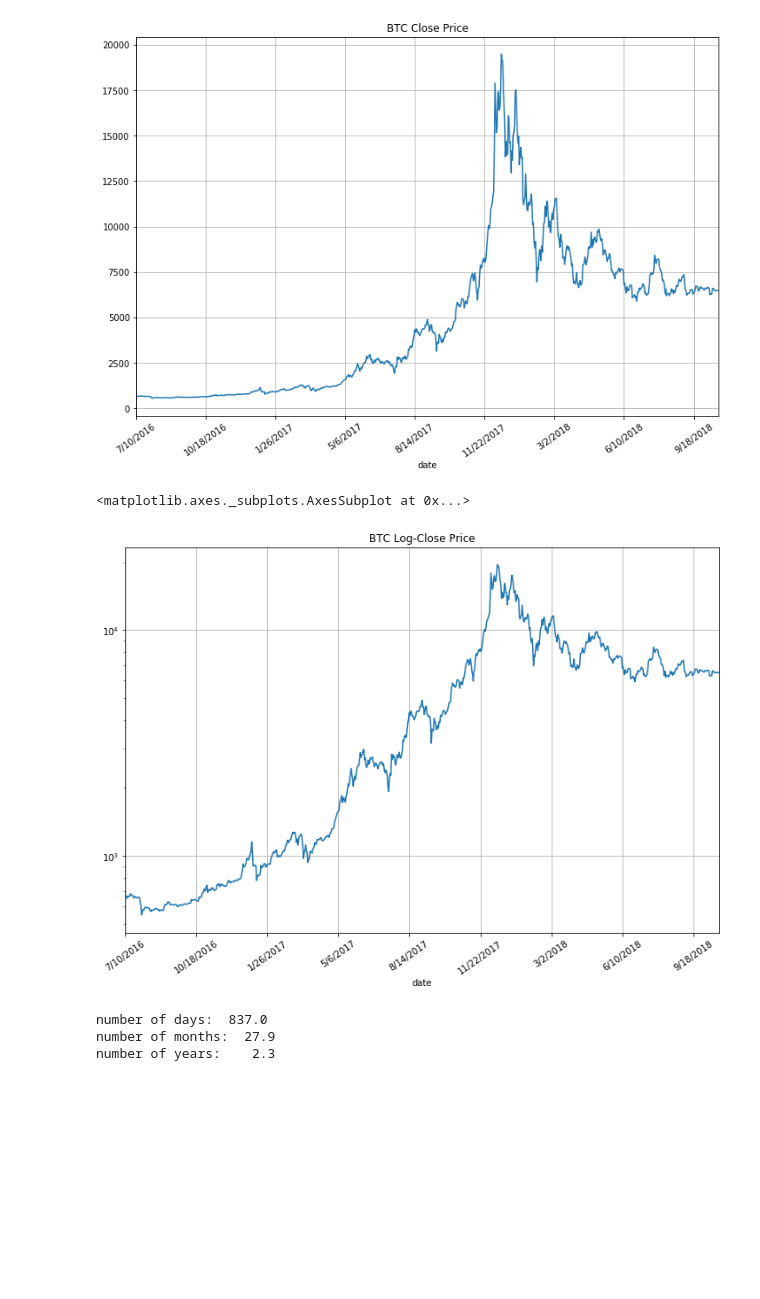
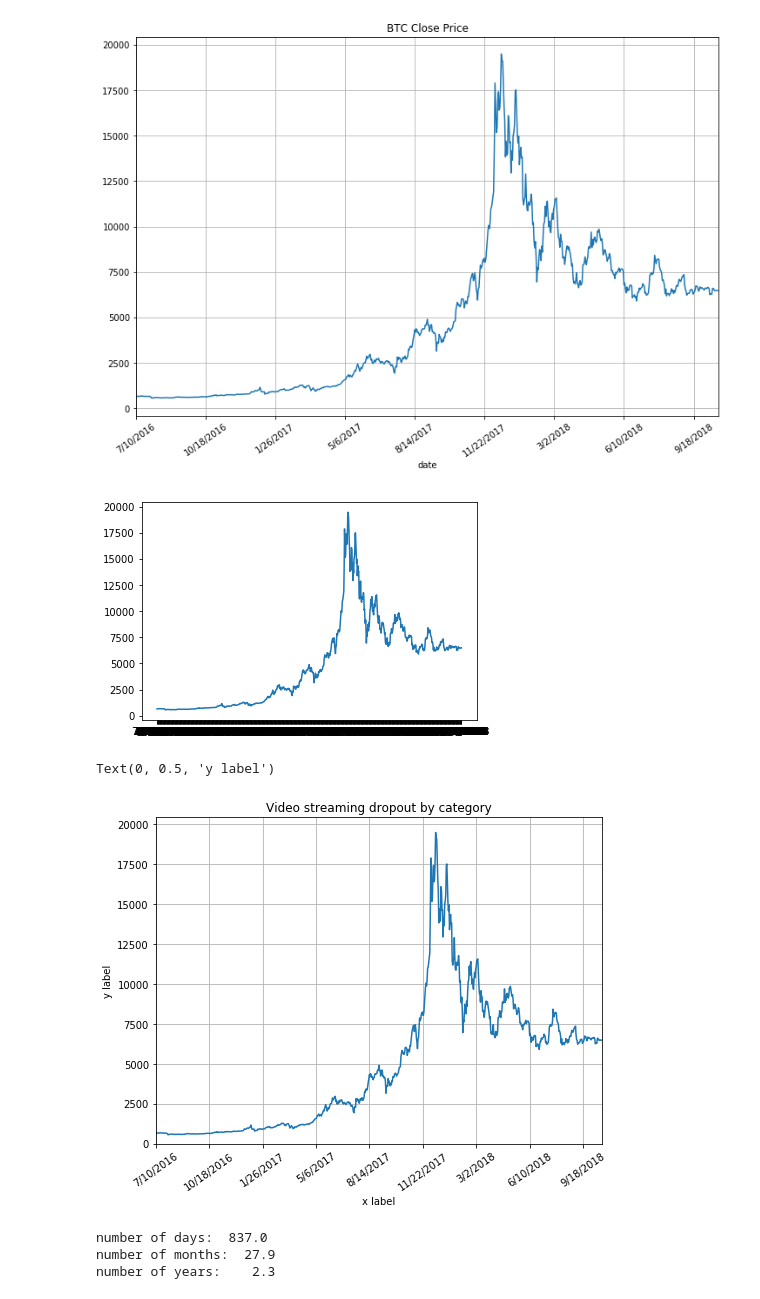
Before and after one commit to andrewre23/CryptoProject, a Jupyter notebook: notebooks/modeling/data/dataset_generator.ipynb, the cells around one changed output. Drawn from its saved outputs; the diff is of its cells as text; code cells hidden in the pictures; blank space fills up the shorter version.

```diff
--- a/notebooks/modeling/data/dataset_generator.ipynb
+++ b/notebooks/modeling/data/dataset_generator.ipynb
@@ -45,10 +47,24 @@ df['bitcoin_close'].plot(title='BTC Close Price',grid=True,rot=35, figsize=(12,8
 [figure]
 # %%
 # show log-closing price time series
-df['bitcoin_close'].plot(title='BTC Log-Close Price',grid=True,logy=True,rot=35, figsize=(12,8))
+#df['bitcoin_close'].plot(title='BTC Log-Close Price',grid=True,logy=True,rot=35, figsize=(12,8))
+
+df_btc = pd.read_csv('../data/old/zscore_btc.csv',index_col='date')
+df_eth = pd.read_csv('../data/old/zscore_eth.csv',index_col='date')
+
+plt.plot(df_btc.index, df_btc['bitcoin_close'])
+plt.show()
 # %% [output]
-<matplotlib.axes._subplots.AxesSubplot at 0x...>
-[figure, old version]
+[figure, new version]
+# %%
+ax = df_btc['bitcoin_close'].plot(grid=True, title='Video streaming dropout by category',
+                 legend=False, rot=35, ylim = (0,None), figsize=(8,6))
+ax.ylim = 0
+ax.set_xlabel("x label")
+ax.set_ylabel("y label")
+# %% [output]
+Text(0, 0.5, 'y label')
+[figure, added]
 # %%
 # stats on time series length
 print("number of days:  {:.1f}".format(df.shape[0]))
```
Also changed, not shown: parts of 6 cells of this notebook.
